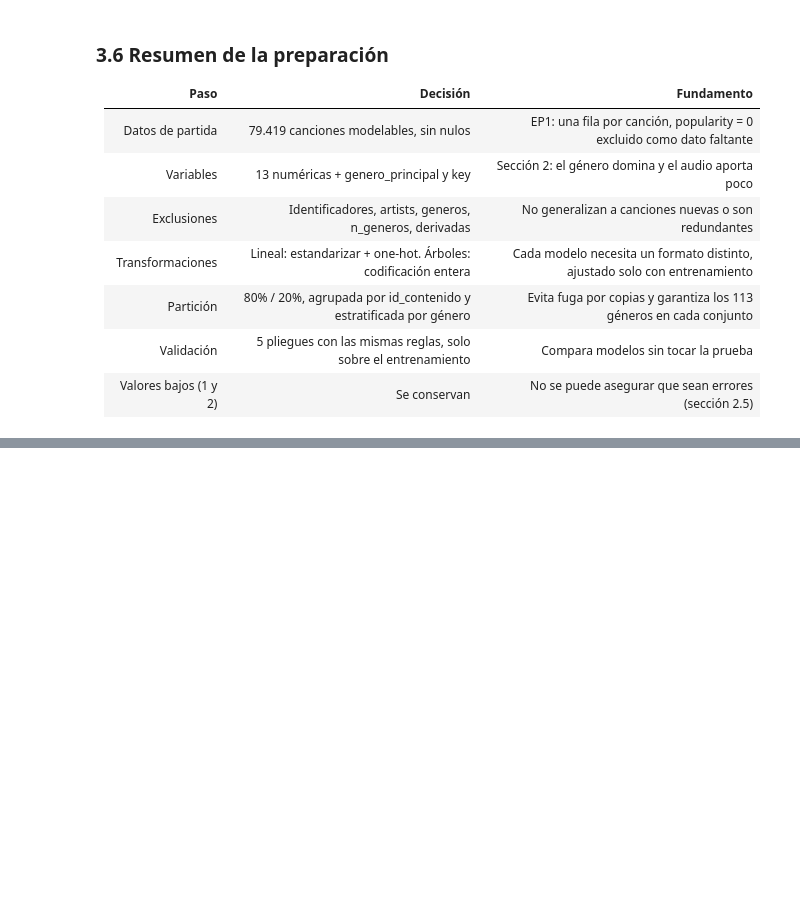
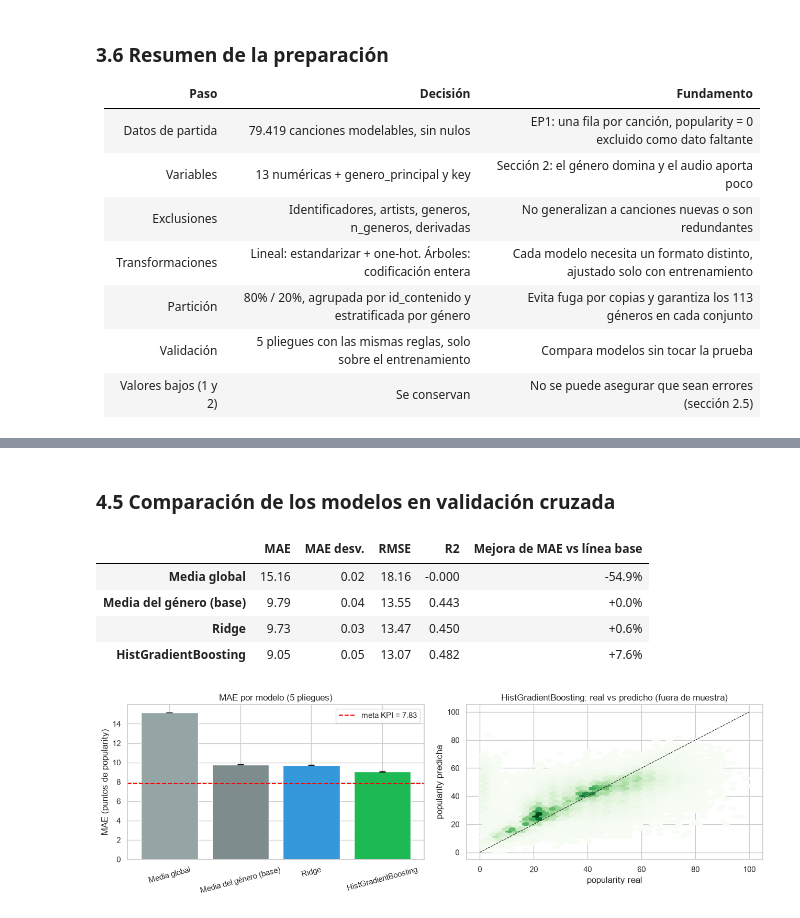
Before and after one commit to JeanBiza/ep-ml-spotify, a Jupyter notebook: notebook/EP2_ML.ipynb, the cells around one changed output, grey strips where cells are left out. Drawn from its saved outputs; the diff is of its cells as text; code cells hidden in the pictures; blank space fills up the shorter version.

Commit message:
EP2:sección 4 modelos supervisados

```diff
--- a/notebook/EP2_ML.ipynb
+++ b/notebook/EP2_ML.ipynb
@@ -659,0 +749,15 @@ Matriz para clustering: 79,419 canciones x 9 variables de audio
+# %%
+pipe_ridge = Pipeline([("prep", preprocesador_lineal()), ("modelo", Ridge())])
+busq_ridge = GridSearchCV(
+    pipe_ridge, {"modelo__alpha": np.logspace(-4, 3, 15)},
+    cv=CV_SPLITS, scoring="neg_mean_absolute_error", n_jobs=-1, return_train_score=False)
+busq_ridge.fit(X_train, y_train)
+
+res = pd.DataFrame(busq_ridge.cv_results_)[["param_modelo__alpha", "mean_test_score"]]
+res["MAE"] = -res.pop("mean_test_score")
+display(res.rename(columns={"param_modelo__alpha": "alpha"}).round(4).T)
+print(f"Mejor alpha: {busq_ridge.best_params_['modelo__alpha']:.3g}")
+
+ridge_final = busq_ridge.best_estimator_
+cv_ridge, oof_ridge = evaluar_cv(ridge_final, X_train, y_train)
+display(resumen_cv(cv_ridge).round(3))
@@ -659,0 +819,33 @@ Matriz para clustering: 79,419 canciones x 9 variables de audio
+# %% [markdown]
+### 4.5 Comparación de los modelos en validación cruzada
+# %%
+modelos_cv = {"Media global": cv_global, "Media del género (base)": cv_base,
+              "Ridge": cv_ridge, "HistGradientBoosting": cv_hgb}
+comparacion = pd.DataFrame({
+    nombre: {"MAE": t["MAE"].mean(), "MAE desv.": t["MAE"].std(),
+             "RMSE": t["RMSE"].mean(), "R2": t["R2"].mean(),
+             "Mejora de MAE vs línea base": 1 - t["MAE"].mean() / MAE_BASE}
+    for nombre, t in modelos_cv.items()}).T
+display(comparacion.style.format({"MAE": "{:.2f}", "MAE desv.": "{:.2f}", "RMSE": "{:.2f}", "R2": "{:.3f}",
+                                  "Mejora de MAE vs línea base": "{:+.1%}"}))
+
+fig, ax = plt.subplots(1, 2, figsize=(13, 4.2))
+nombres = list(modelos_cv)
+ax[0].bar(nombres, [t["MAE"].mean() for t in modelos_cv.values()],
+          yerr=[t["MAE"].std() for t in modelos_cv.values()],
+          color=["#95a5a6", "#7f8c8d", "#3498db", "#1DB954"], capsize=4)
+ax[0].axhline(MAE_BASE * 0.8, color="red", ls="--", label=f"meta KPI = {MAE_BASE * 0.8:.2f}")
+ax[0].set_ylabel("MAE (puntos de popularity)"); ax[0].set_title("MAE por modelo (5 pliegues)")
+ax[0].tick_params(axis="x", rotation=15); ax[0].legend()
+ax[1].hexbin(y_train, oof_hgb, gridsize=40, cmap="Greens", mincnt=1)
+ax[1].plot([0, 100], [0, 100], "k--", lw=0.8)
+ax[1].set_xlabel("popularity real"); ax[1].set_ylabel("popularity predicha")
+ax[1].set_title("HistGradientBoosting: real vs predicho (fuera de muestra)")
+plt.tight_layout(); plt.savefig(IMG / "mod_01_comparacion.png", dpi=120); plt.show()
+# %% [output]
+|  | MAE | MAE desv. | RMSE | R2 | Mejora de MAE vs línea base |
+| Media global | 15.16 | 0.02 | 18.16 | -0.000 | -54.9% |
+| Media del género (base) | 9.79 | 0.04 | 13.55 | 0.443 | +0.0% |
+| Ridge | 9.73 | 0.03 | 13.47 | 0.450 | +0.6% |
+| HistGradientBoosting | 9.05 | 0.05 | 13.07 | 0.482 | +7.6% |
+[figure, added]
```
Also changed, not shown: parts of 26 cells of this notebook, 15 other files.
